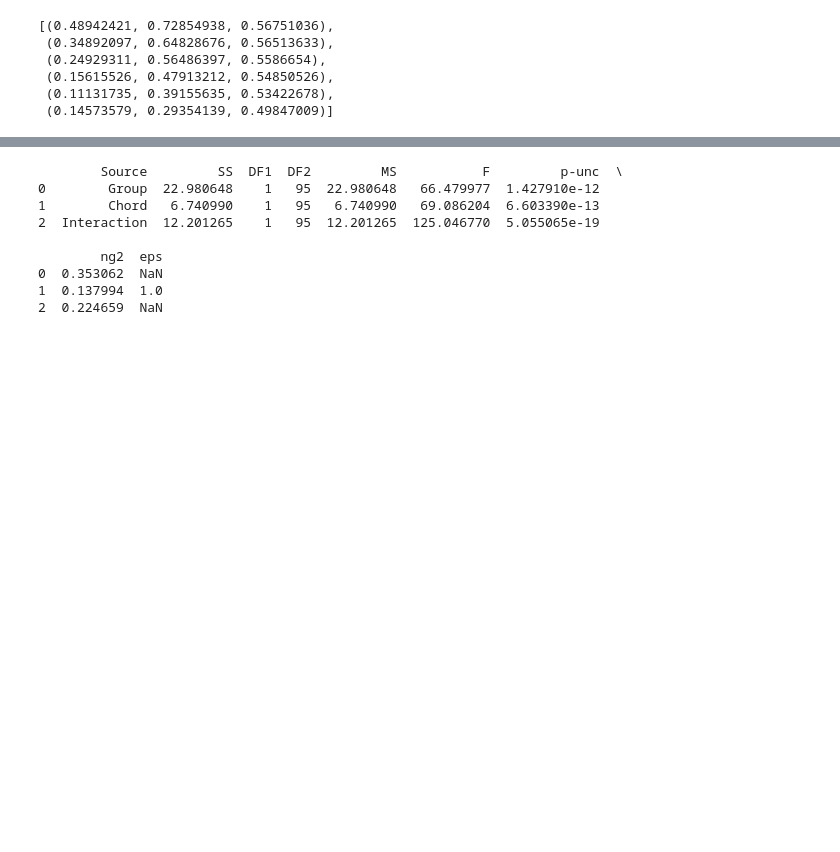
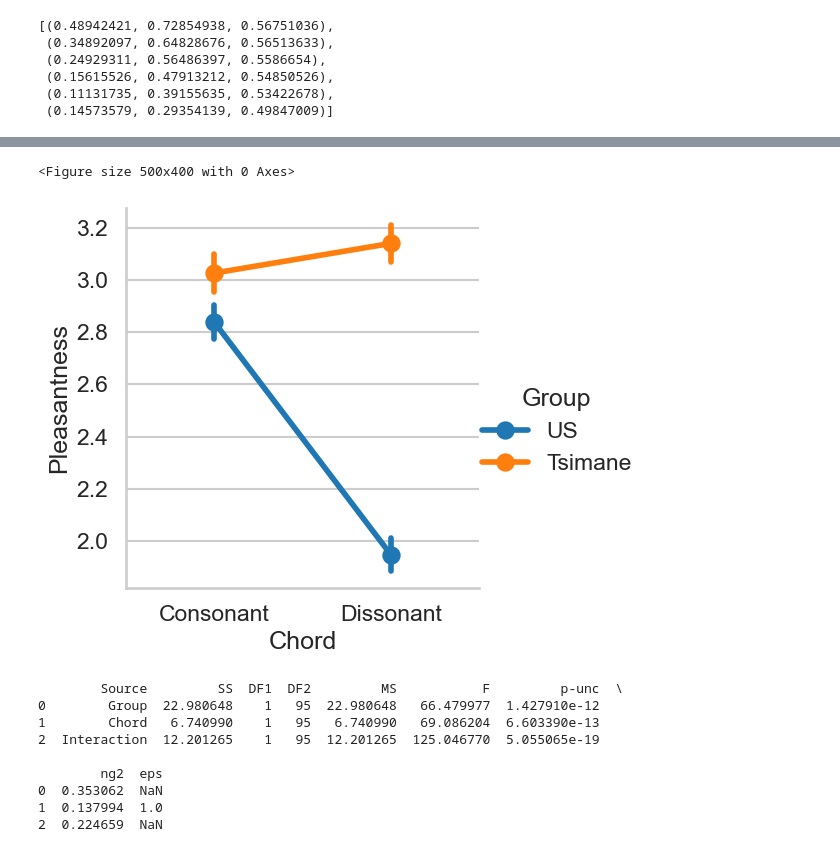
Before and after one commit to natezuk/stats-visualizations, a Jupyter notebook: anova_lectures_2024/rm_mixed_chords.ipynb, the cells around one changed output, grey strips where cells are left out. Drawn from its saved outputs; the diff is of its cells as text; code cells hidden in the pictures; blank space fills up the shorter version.

```diff
--- a/anova_lectures_2024/rm_mixed_chords.ipynb
+++ b/anova_lectures_2024/rm_mixed_chords.ipynb
@@ -93,3 +105,10 @@ plt.show()
+# %%
+plt.figure(figsize=(5,4))
+sns.catplot(data=df, x='Chord', y='Pleasantness', hue='Group', kind='point', errorbar='se')
+plt.show()
+# %% [output]
+<Figure size 500x400 with 0 Axes>
+[figure, added]
 # %%
 # Run the repeated-measures ANOVA
 aov = pg.mixed_anova(dv='Pleasantness', between='Group', within='Chord', subject='Subject', data=df, effsize="ng2")
```
Also changed, not shown: parts of 2 cells of this notebook, 4 other files.
